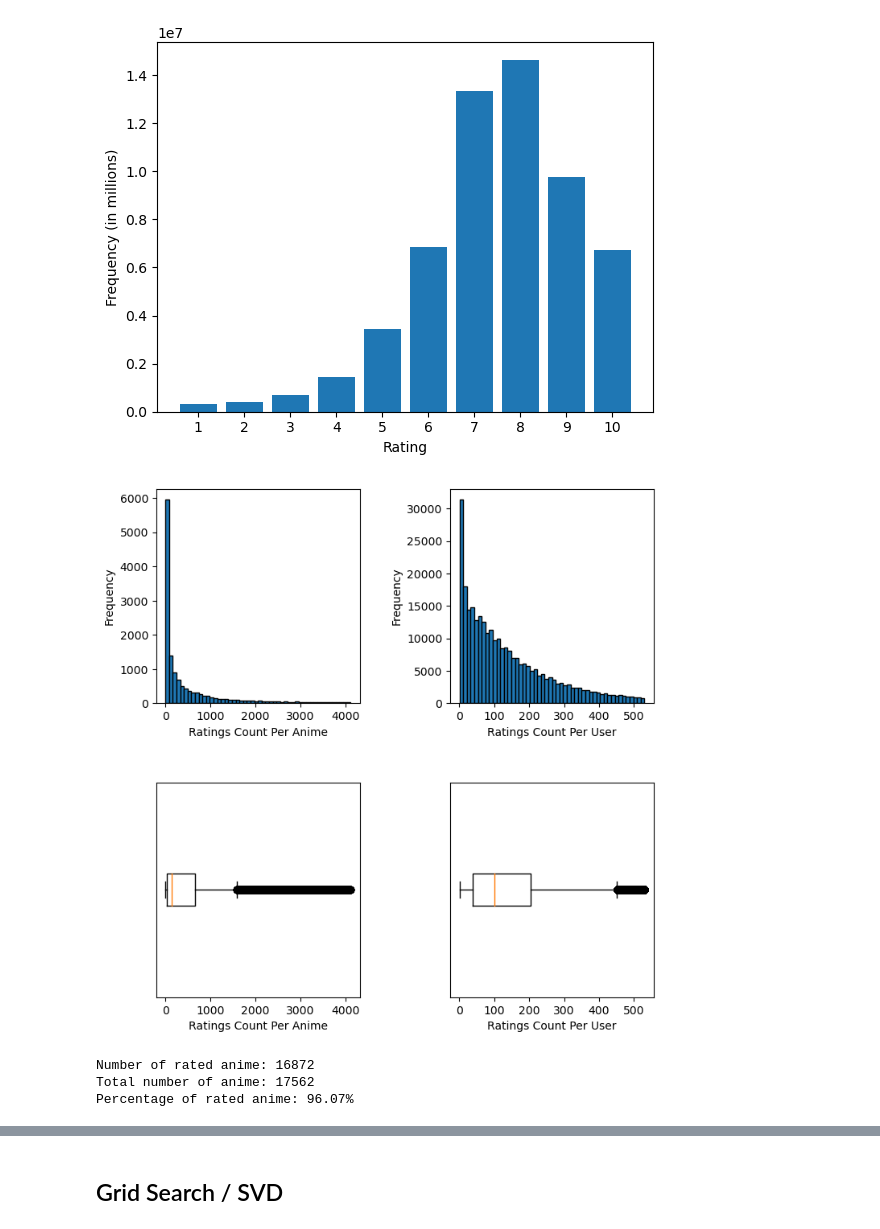
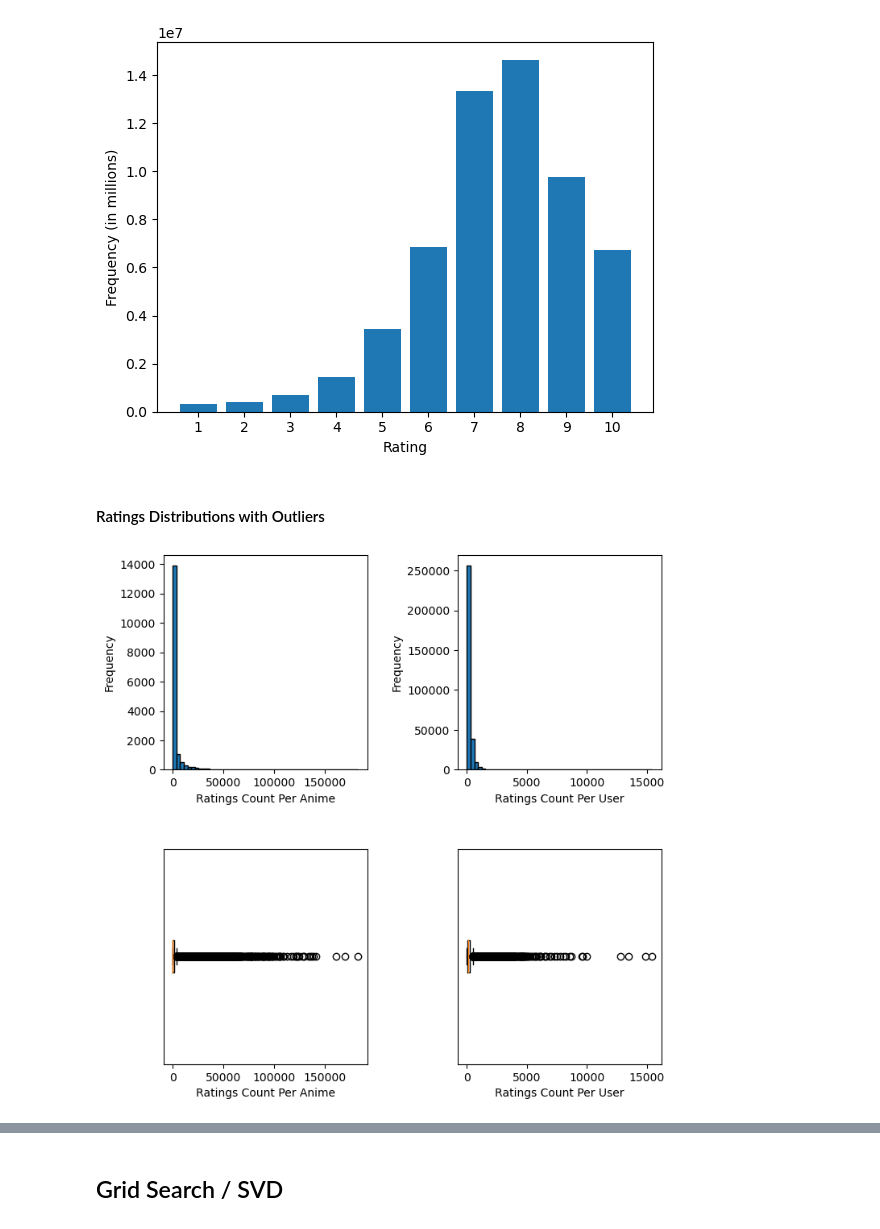
Before and after one commit to JayGus20/171Group10Project, a Jupyter notebook: ProjectCode.ipynb, the cells around one changed output, grey strips where cells are left out. Cells and saved outputs as stored; diff of their text form; code cells hidden in the pictures.

```diff
--- a/ProjectCode.ipynb
+++ b/ProjectCode.ipynb
@@ -120,7 +147,7 @@ Rating Counts:
 Name: rating, dtype: int64
 [figure]
 # %%
-# returns bounds to be considered outlier based on IQR method
+# returns bounds to be considered outlier for a distribution based on IQR method
 def iqr_bounds(value_counts):
     quartiles = np.percentile(value_counts, [25, 50, 75])
     iqr = quartiles[2] - quartiles[0]
@@ -129,7 +156,8 @@ def iqr_bounds(value_counts):
     return lower, upper
 
 # plots both a histogram and boxplot for user ratings per anime and user in a 4x4 grid
-def plot_distributions(df):
+# contains an outliers parameter to keep/remove outliers from the distribution
+def plot_distributions(df, outliers):
     fig, axs = plt.subplots(2, 2, figsize=(8, 8))
     fig.tight_layout(pad=5)
 
@@ -138,7 +166,9 @@ def plot_distributions(df):
     for idx, column in enumerate(['anime_id', 'user_id']):
         value_counts = df[column].value_counts()
         lower, upper = iqr_bounds(value_counts)
-        value_counts = value_counts[(value_counts >= lower) & (value_counts <= upper)]
+
+        if not outliers:
+            value_counts = value_counts[(value_counts >= lower) & (value_counts <= upper)]
 
         axs[0, idx].hist(value_counts, bins=50, edgecolor = "black")
         axs[0, idx].set_xlabel(x_labels[idx])
@@ -147,16 +177,9 @@ def plot_distributions(df):
         axs[1, idx].boxplot(value_counts, vert=False)
         axs[1, idx].set_xlabel(x_labels[idx])
         axs[1, idx].set_yticks([])
+# %% [markdown]
+#### Ratings Distributions with Outliers
 # %%
-plot_distributions(ratings_df)
+plot_distributions(ratings_df, outliers=True)
 # %% [output]
-[figure, old version]
+[figure, new version]
-# %%
-ratings_count = ratings_df['anime_id'].value_counts()
-print(f'Number of rated anime: {len(ratings_count)}')
-print(f'Total number of anime: {len(anime_df)}')
-print(f'Percentage of rated anime: {(len(ratings_count) / len(anime_df) * 100):.2f}%')
-# %% [output]
-Number of rated anime: 16872
-Total number of anime: 17562
-Percentage of rated anime: 96.07%
```
Also changed, not shown: parts of 29 cells of this notebook.
